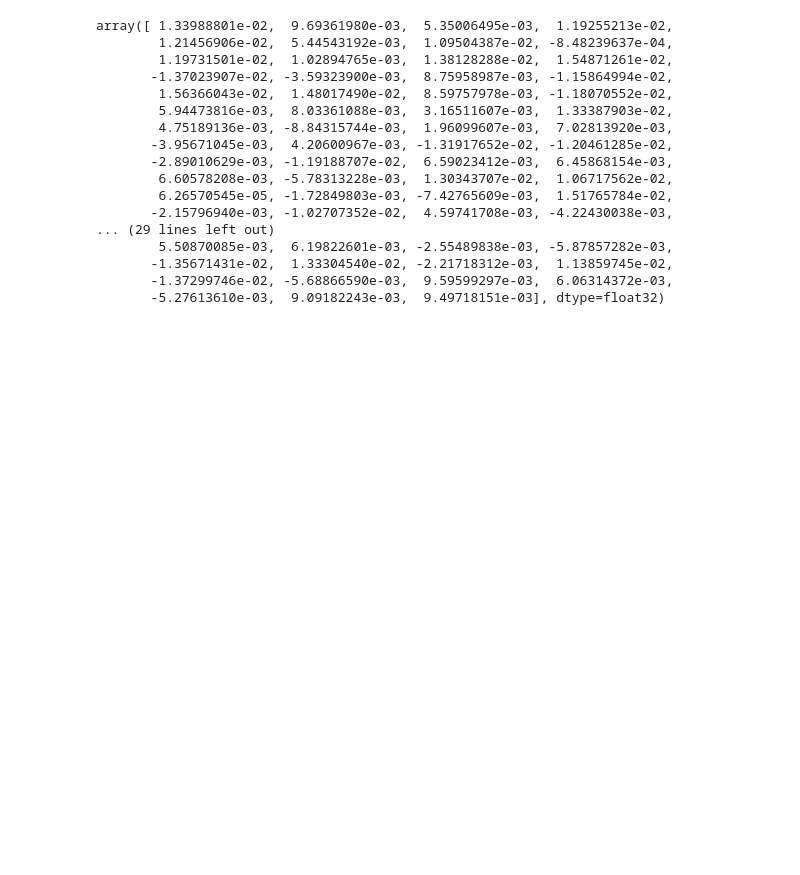
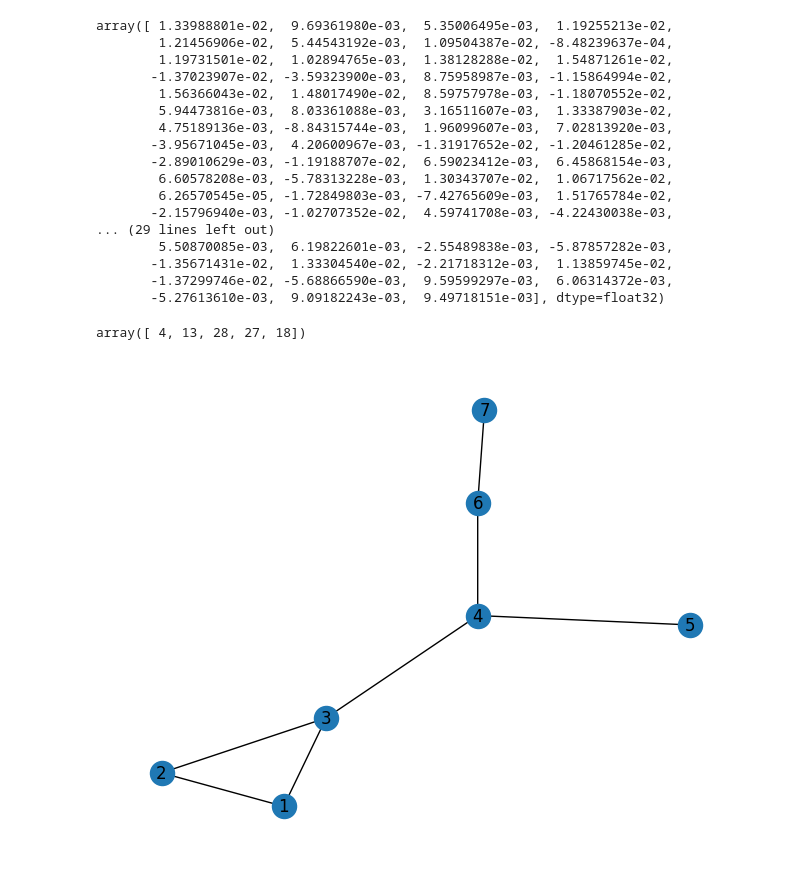
Before and after one commit to Morten-Tejlmand/5-semester, a Jupyter notebook: Fodbold/Passing/node_embeddings.ipynb, the cells around one changed output. Cells and saved outputs as stored; diff of their text form; code cells hidden in the pictures; blank space fills up the shorter version.

```diff
--- a/Fodbold/Passing/node_embeddings.ipynb
+++ b/Fodbold/Passing/node_embeddings.ipynb
@@ -60,0 +63,4 @@ array([ 1.33988801e-02,  9.69361980e-03,  5.35006495e-03,  1.19255213e-02,
+# %%
+np.convolve((1,2,3), (4,5,6))
+# %% [output]
+array([ 4, 13, 28, 27, 18])
@@ -60,0 +70,7 @@ array([ 1.33988801e-02,  9.69361980e-03,  5.35006495e-03,  1.19255213e-02,
+# %%
+adj_list = np.array([(1,2), (1,3), (2,3), (3,4), (4,5), (4,6), (6,7)])
+G = nx.from_edgelist(adj_list)
+# %%
+nx.draw(G, with_labels=True)
+# %% [output]
+[figure, added]
```
Also changed, not shown: parts of 13 cells of this notebook.
